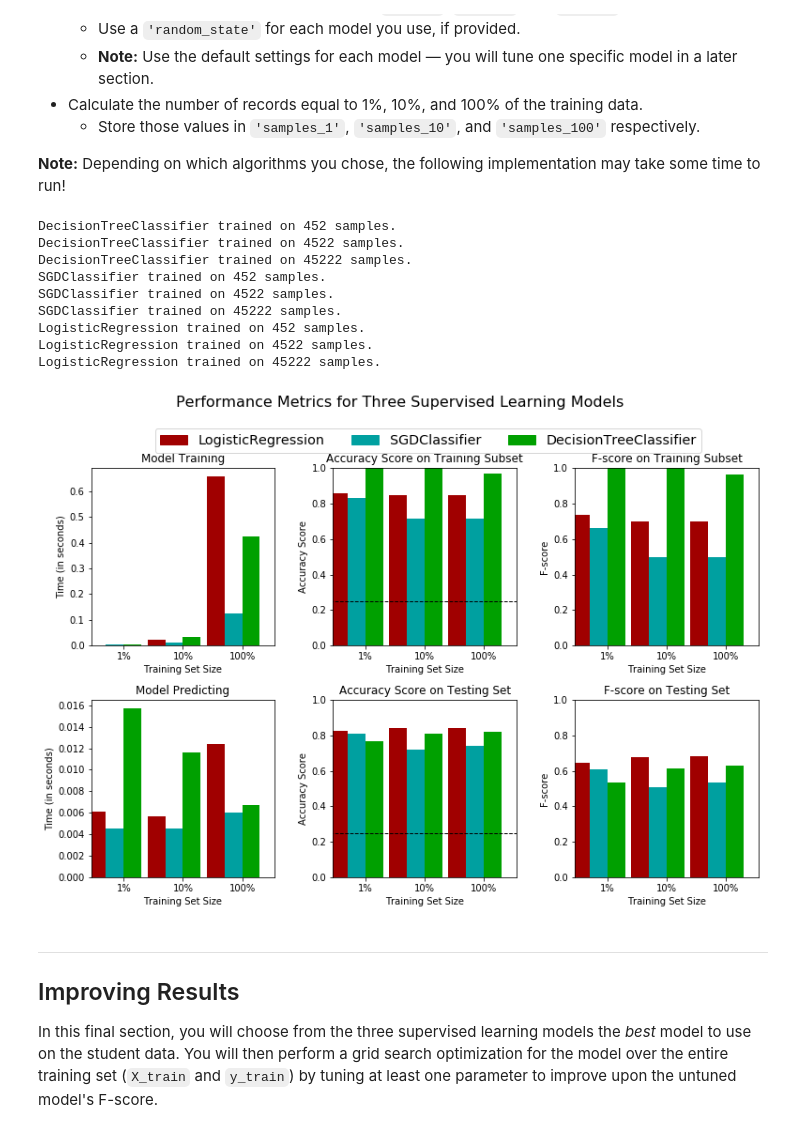
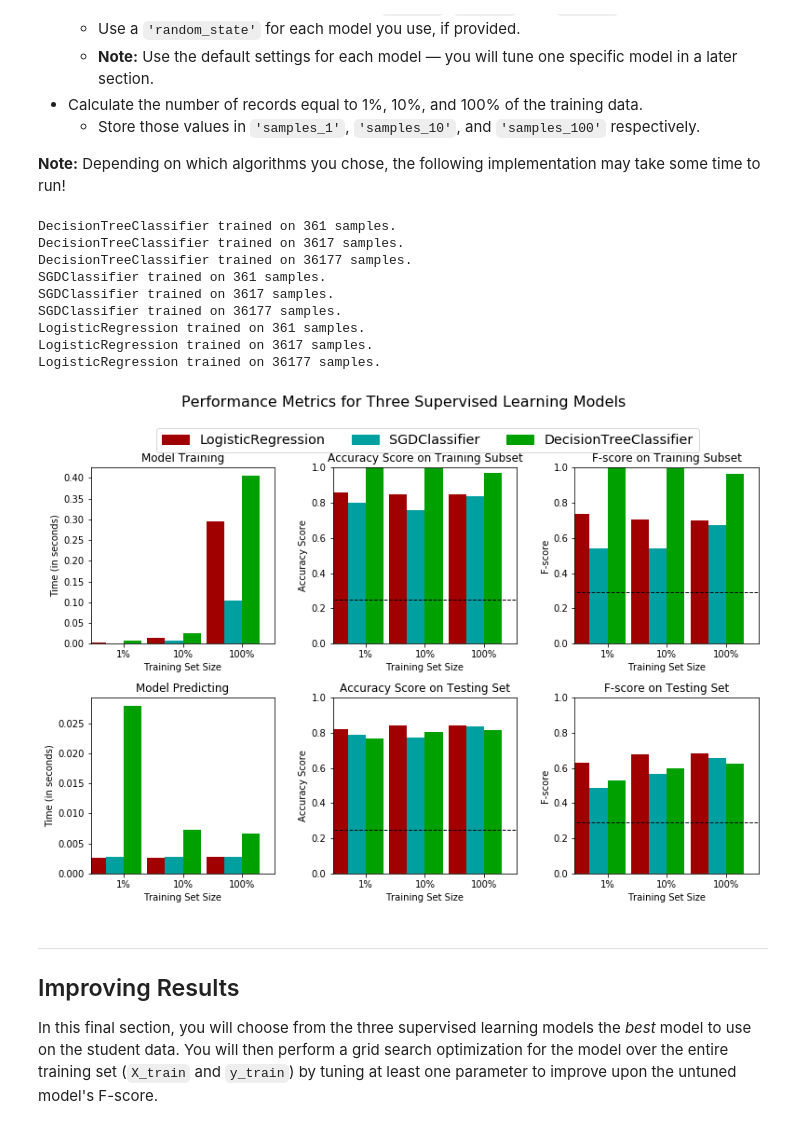
Before and after one commit to dkomlen/machine-learning, a Jupyter notebook: projects/finding_donors/finding_donors.ipynb, the cells around one changed output. Saved outputs shown, nothing was run; the diff lists cells and outputs as text; code cells hidden in the pictures.

```diff
--- a/projects/finding_donors/finding_donors.ipynb
+++ b/projects/finding_donors/finding_donors.ipynb
@@ -254,7 +254,7 @@ recall = TP / (TP + FN)
 precision = TP / (TP + FP)
 
 # Calculate F-score using the formula above for beta = 0.5 and correct values for precision and recall.
-fscore = (1 + 0.5 ** 2) * (precision * recall) / (0.5 ** 2 * precision * recall)
+fscore = (1 + 0.5 ** 2) * (precision * recall) / (0.5 ** 2 * precision + recall)
 
 # Print the results
 print "Naive Predictor: [Accuracy score: {:.4f}, F-score: {:.4f}]".format(accuracy, fscore)
@@ -431,43 +431,43 @@ In the code cell, you will need to implement the following:
 # %%
 from sklearn.linear_model import SGDClassifier
 from sklearn.tree import DecisionTreeClassifier
 from sklearn.linear_model import LogisticRegression
 
 # Initialize the three models
 clf_A = DecisionTreeClassifier()
 clf_B = SGDClassifier()
 clf_C = LogisticRegression()
 
 # Calculate the number of samples for 1%, 10%, and 100% of the training data
 # HINT: samples_100 is the entire training set i.e. len(y_train)
 # HINT: samples_10 is 10% of samples_100
 # HINT: samples_1 is 1% of samples_100
-samples_100 = n_records
-samples_10 = n_records / 10
-samples_1 = n_records / 100
+samples_100 = len(y_train)
+samples_10 = len(y_train) / 10
+samples_1 = len(y_train) / 100
 
 # Collect results on the learners
 results = {}
 for clf in [clf_A, clf_B, clf_C]:
     clf_name = clf.__class__.__name__
     results[clf_name] = {}
     for i, samples in enumerate([samples_1, samples_10, samples_100]):
         results[clf_name][i] = \
         train_predict(clf, samples, X_train, y_train, X_test, y_test)
 
 # Run metrics visualization for the three supervised learning models chosen
 vs.evaluate(results, accuracy, fscore)
 # %% [output]
-DecisionTreeClassifier trained on 452 samples.
-DecisionTreeClassifier trained on 4522 samples.
-DecisionTreeClassifier trained on 45222 samples.
-SGDClassifier trained on 452 samples.
-SGDClassifier trained on 4522 samples.
-SGDClassifier trained on 45222 samples.
-LogisticRegression trained on 452 samples.
-LogisticRegression trained on 4522 samples.
-LogisticRegression trained on 45222 samples.
+DecisionTreeClassifier trained on 361 samples.
+DecisionTreeClassifier trained on 3617 samples.
+DecisionTreeClassifier trained on 36177 samples.
+SGDClassifier trained on 361 samples.
+SGDClassifier trained on 3617 samples.
+SGDClassifier trained on 36177 samples.
+LogisticRegression trained on 361 samples.
+LogisticRegression trained on 3617 samples.
+LogisticRegression trained on 36177 samples.
-[figure, old version]
+[figure, new version]
 # %% [markdown]
 ----
 ## Improving Results
```
Also changed, not shown: parts of 4 cells of this notebook, 1 other file.
